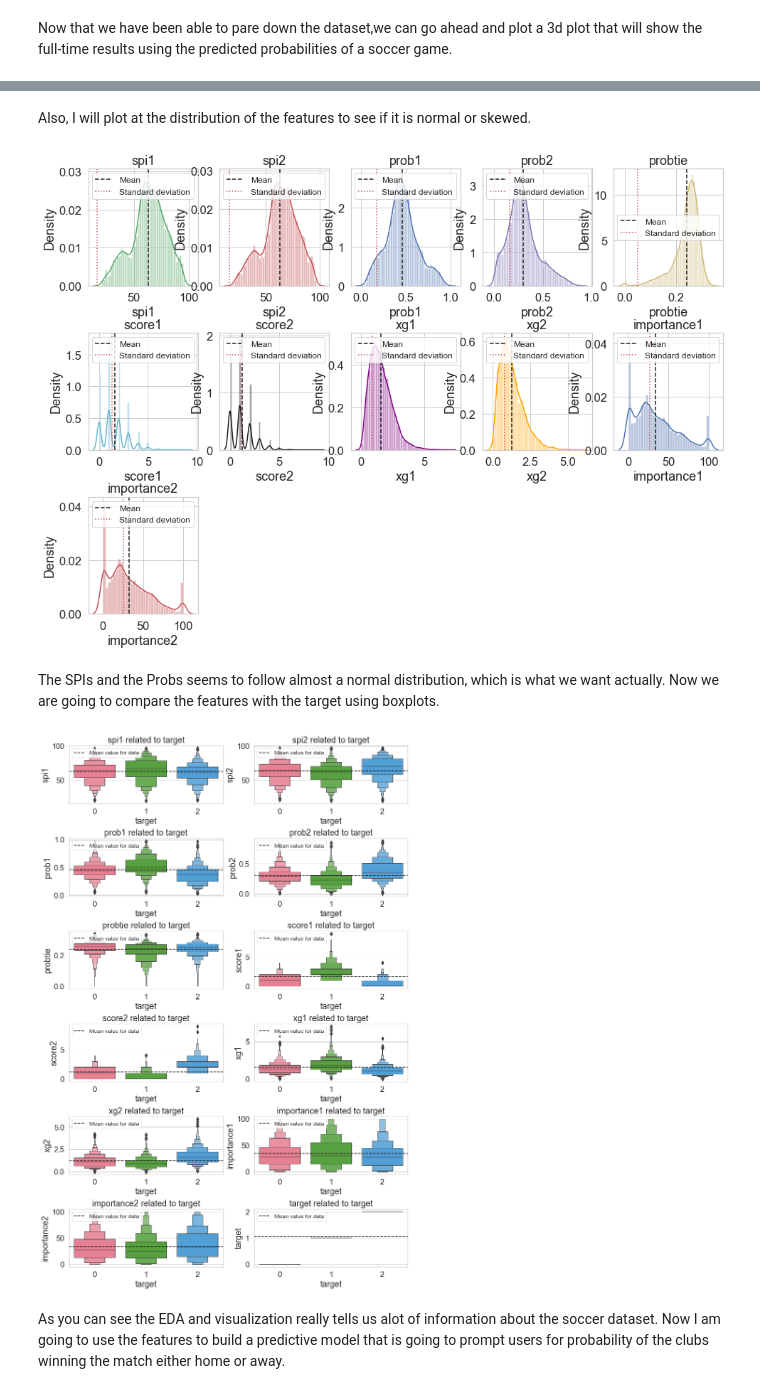
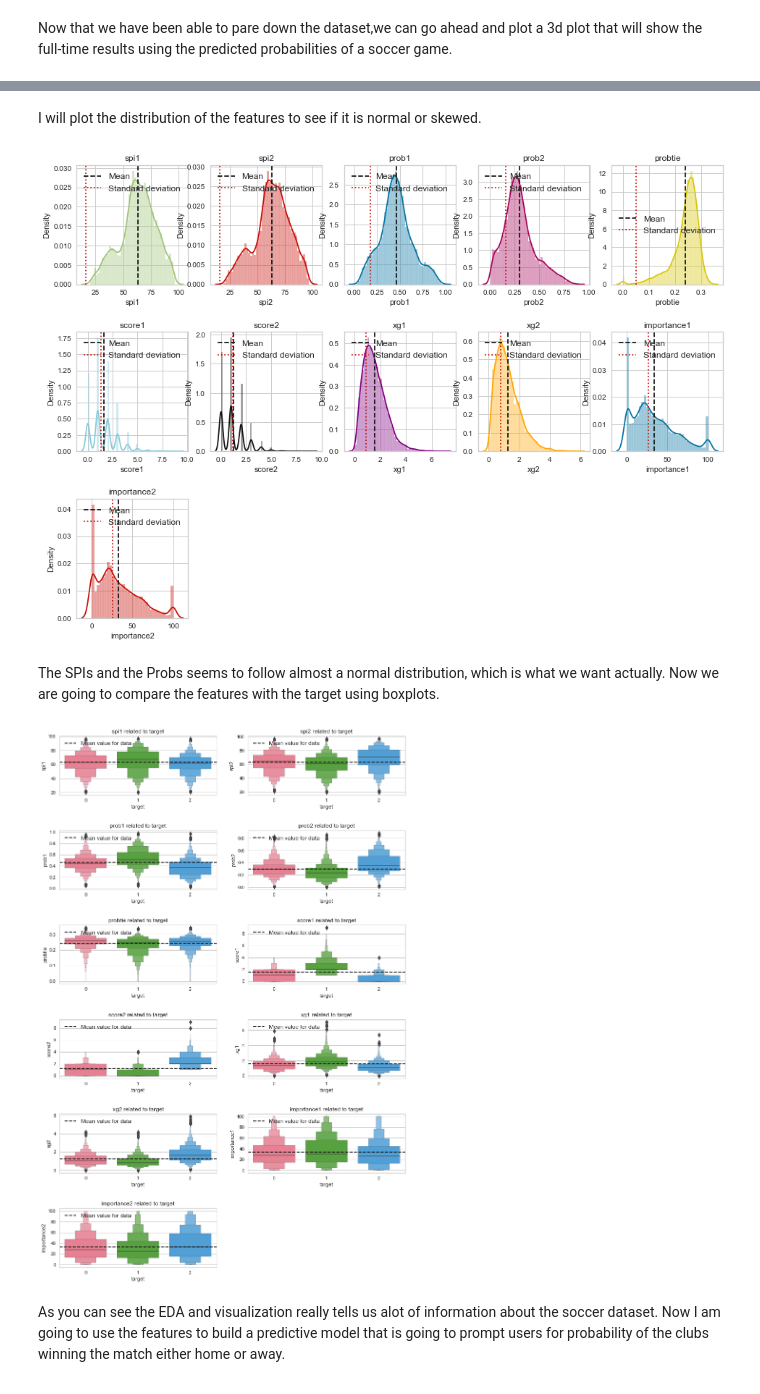
Before and after one commit to Teetee-lab/SoccerMatchBetting, a Jupyter notebook: SoccerMatchBetting.ipynb, the cells around one changed output, grey strips where cells are left out. Saved outputs shown, nothing was run; the diff lists cells and outputs as text; code cells hidden in the pictures.

```diff
--- a/SoccerMatchBetting.ipynb
+++ b/SoccerMatchBetting.ipynb
@@ -115,6 +198,6 @@ warnings.filterwarnings('ignore')
 # %%
-soccer_data = pd.read_csv("../Data/soccer-spi/soccer_matches_df.csv",index_col=0)
-club_data = pd.read_csv("../Data/soccer-spi/spi_data_df.csv",index_col=0)
+soccer_data = pd.read_csv("Data/soccer-spi/soccer_matches_df.csv",index_col=0)
+club_data = pd.read_csv("Data/soccer-spi/spi_data_df.csv",index_col=0)
 # %%
 soccer_data.head()
 # %% [output]
@@ -499,40 +566,3 @@ team           0
 dtype: int64
 # %% [markdown]
 Now that we have been able to pare down the dataset,we can go ahead and plot a 3d plot that will show the full-time results using the predicted probabilities of a soccer game.
-# %%
-#plot the probabilities
-
-# axes instance
-df = soccer_df
-fig = plt.figure(figsize=(8,8))
-ax = Axes3D(fig)
-fig.add_axes(ax)
-
-x = df['prob1']
-y = df['prob2']
-z = df['probtie']
-
-# get colormap from seaborn
-cmap = ListedColormap(sns.color_palette("bright", 256).as_hex())
-
-# plot
-sc = ax.scatter(x, y, z, s=40, c=df['target'], marker='o', cmap=cmap, alpha=1)
-ax.set_xlabel("Draw")
-ax.set_ylabel("Home Win")
-ax.set_zlabel("Away Win")
-ax.set_title("Prediction vs Fulltime Result")
-
-# legend
-plt.legend(*sc.legend_elements(), bbox_to_anchor=(1.05, 1), loc=1)
-
-# save
-plt.savefig("scatter_hue", bbox_inches='tight')
-
-#make the font bold
-bold_start = '\033[1m'
-
-
-print(bold_start)
-print('0: Draw')
-print('1: Home Win')
-print('2: Away Win')
@@ -544,5 +569,5 @@ print('2: Away Win')
 # %% [markdown]
-Also, I will plot at the distribution of the features to see if it is normal or skewed.
+I will plot the distribution of the features to see if it is normal or skewed.
 # %%
 #plot distribution of all features
 columns = ['spi1','spi2','prob1','prob2','probtie','score1','score2','xg1','xg2','importance1','importance2']
@@ -559,26 +584,26 @@ for i,j,k in itertools.zip_longest(columns,range(length),colors):
     plt.axvline(soccer_df[i].std(), color='r', linestyle='dotted',label='Standard deviation')
     plt.legend(loc='best',prop={'size':12})
 # %% [output]
-[figure, old version]
+[figure, new version]
 # %% [markdown]
 The SPIs and the Probs seems to follow almost a normal distribution, which is what we want actually. Now we are going to compare the features with the target using boxplots.
 # %%
 #visualize the target if it related to the correlated features
-cols = ['spi1','spi2','prob1','prob2','probtie','score1','score2','xg1','xg2','importance1','importance2','target']
+cols = ['spi1','spi2','prob1','prob2','probtie','score1','score2','xg1','xg2','importance1','importance2']
 
 columns = [x for x in cols if x not in ['target_class']]
 length = len(columns)
 
 plt.figure(figsize=(13,18))
 for i,j in itertools.zip_longest(columns,range(length)):
     plt.subplot(6,2,j+1)
     plt.subplots_adjust(bottom =1/50)
     sns.boxenplot(x=soccer_df['target'],y=soccer_df[i],palette = 'husl')
     plt.title(i + " related to target")
     plt.subplots_adjust(hspace = .6)
     plt.axhline(soccer_df[i].mean(), color='k', linestyle='dashed',label='Mean value for data')
     plt.legend(loc='upper left',prop={'size':12})
 # %% [output]
-[figure, old version]
+[figure, new version]
 # %% [markdown]
 As you can see the EDA and visualization really tells us alot of information about the soccer dataset. Now I am going to use the features to build a predictive model that is going to prompt users for probability of the clubs winning the match either home or away.
```
Also changed, not shown: parts of 88 cells of this notebook, 5 other files.
